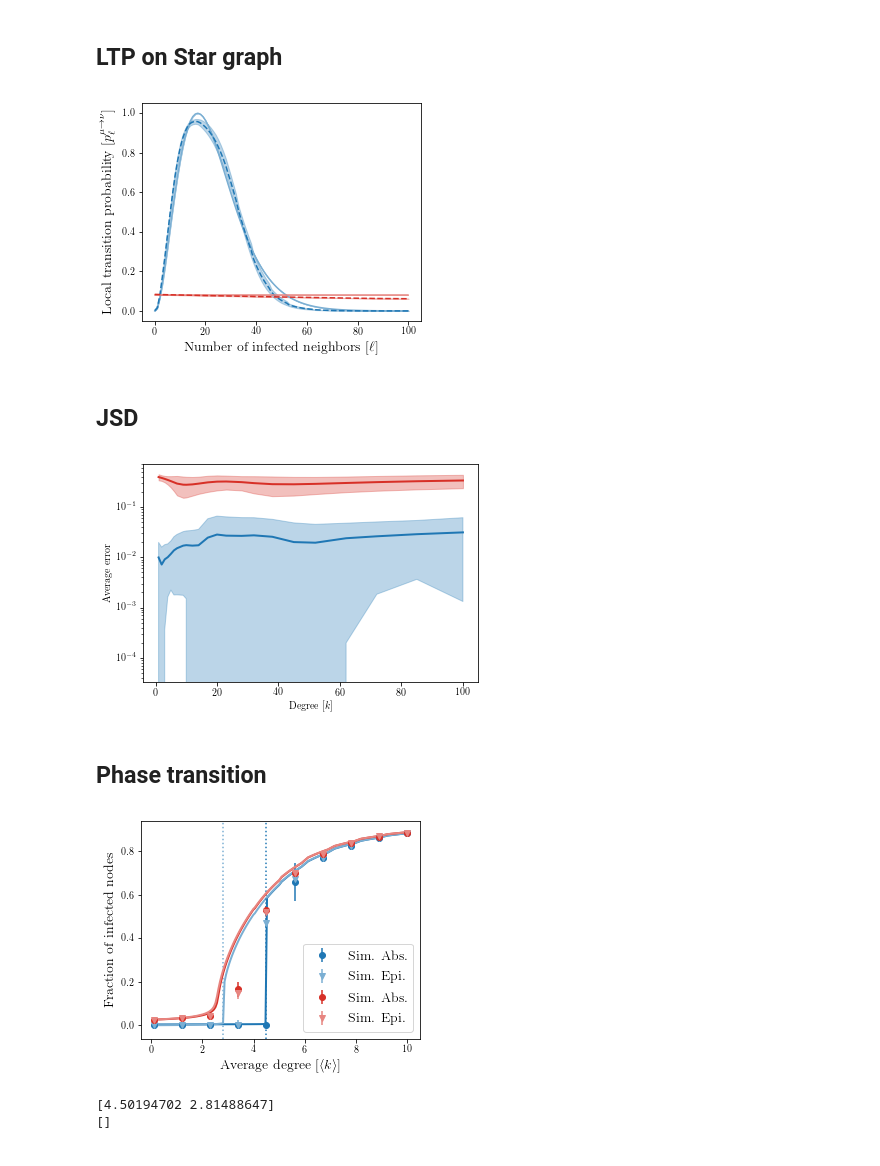
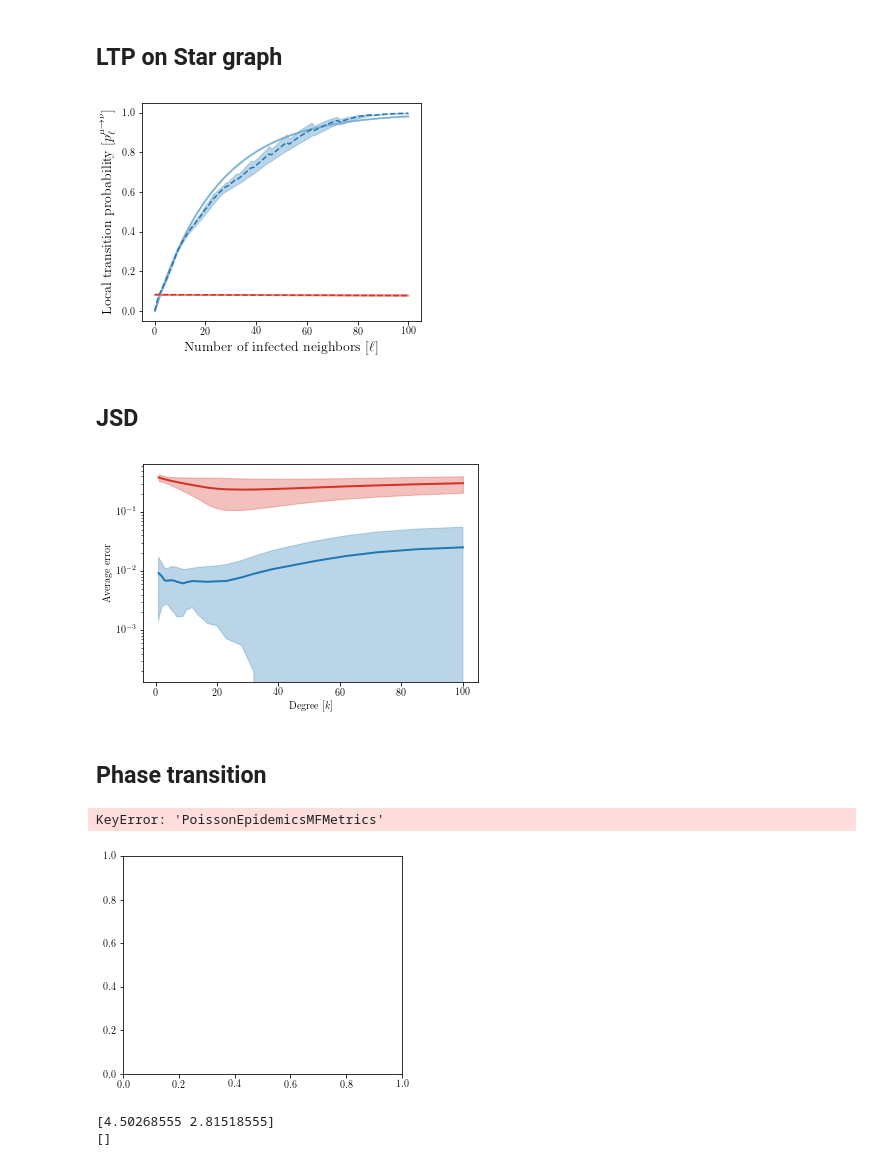
Before and after one commit to charlesmurphy1/dynalearn, a Jupyter notebook: notebooks/visualization.ipynb, the cells around one changed output. Cells and saved outputs as stored; diff of their text form; code cells hidden in the pictures.

```diff
--- a/notebooks/visualization.ipynb
+++ b/notebooks/visualization.ipynb
@@ -5,10 +5,9 @@ import numpy as np
 import dynalearn as dl
 import os
 # %%
-path = "/media/charles/charles-usb/dynalearn-data/training/PlanckSIS-BAGraph-10000/"
-
+path = "/media/charles_murphy/LaCie/dynalearn-data/training/SIS-BAGraph-10000/"
 experiment = dl.Experiment.from_file(os.path.join(path, "config.pickle"))
-experiment.load_metrics()
+experiment.load()
 # %% [markdown]
 ## LTP on star graphs
 # %%
@@ -81,7 +80,7 @@ plt.xlabel(r"Number of infected neighbors $[\ell]$", fontsize=fontsize)
 plt.ylabel(r"Local transition probability $[p^{\mu\to\nu}_\ell]$", fontsize=fontsize)
 plt.show()
 # %% [output]
-[figure, old version]
+[figure, new version]
 # %% [markdown]
 ## JSD
 # %%
@@ -105,7 +104,7 @@ plt.yscale('log')
 
 plt.show()
 # %% [output]
-[figure, old version]
+[figure, new version]
 # %% [markdown]
 ## Phase transition
 # %%
@@ -114,68 +113,48 @@ fig, ax = plt.subplots(1, 1, figsize=(5, 4))
 
 mf_avgk = experiment.metrics["PoissonEpidemicsMFMetrics"].data["parameters"]
 
 mf_low_s = experiment.metrics["PoissonEpidemicsMFMetrics"].data["true_low_fp"]
 mf_high_s = experiment.metrics["PoissonEpidemicsMFMetrics"].data["true_high_fp"]
 thresholds = experiment.metrics["PoissonEpidemicsMFMetrics"].data["true_thresholds"]
-ax.plot(mf_avgk, 1 - mf_low_s[:, 0], linestyle='-',
+ax.plot(mf_avgk[mf_avgk < thresholds[0]], 1 - mf_low_s[mf_avgk < thresholds[0], 0], linestyle='-',
         color=dl.utilities.color_dark["blue"], marker='None', linewidth=2)
-ax.plot(mf_avgk, 1 - mf_high_s[:, 0], linestyle='-',
-        color=dl.utilities.color_pale["blue"], marker='None', linewidth=2)
+# ax.plot(mf_avgk[mf_avgk > thresholds[0]], 1 - mf_low_s[mf_avgk > thresholds[0], 0], linestyle='-',
+#         color=dl.utilities.color_dark["blue"], marker='None', linewidth=2)
+# ax.plot(mf_avgk[mf_avgk < thresholds[1]], 1 - mf_high_s[mf_avgk < thresholds[1], 0], linestyle='-',
+#         color=dl.utilities.color_pale["blue"], marker='None', linewidth=2)
+ax.plot(mf_avgk[mf_avgk > thresholds[1]], 1 - mf_high_s[mf_avgk > thresholds[1], 0], linestyle='-',
+        color=dl.utilities.color_pale["blue"], marker='None', linewidth=2, label=r"MF")
 ax.axvline(thresholds[0], color=dl.utilities.color_dark["blue"], linestyle='dotted')
 ax.axvline(thresholds[1], color=dl.utilities.color_pale["blue"], linestyle='dotted')
+
 ss_avgk = experiment.metrics["PoissonEpidemicsSSMetrics"].data["parameters"]
 avg_low_s = experiment.metrics["PoissonEpidemicsSSMetrics"].data["true_low_avg"]
 std_low_s = experiment.metrics["PoissonEpidemicsSSMetrics"].data["true_low_std"]
 avg_high_s = experiment.metrics["PoissonEpidemicsSSMetrics"].data["true_high_avg"]
 std_high_s = experiment.metrics["PoissonEpidemicsSSMetrics"].data["true_high_std"]
 ax.errorbar(ss_avgk, 1 - avg_low_s[:,0], yerr=std_low_s[:,0],
             color=dl.utilities.color_dark["blue"],
             marker='o',
             linestyle='None',
            label="Sim. Abs.")
 ax.errorbar(ss_avgk, 1 - avg_high_s[:,0], yerr=std_high_s[:,0],
             color=dl.utilities.color_pale["blue"],
             marker='v',
             linestyle='None',
            label="Sim. Epi.")
-
-mf_avgk = experiment.metrics["PoissonEpidemicsMFMetrics"].data["parameters"]
-
-mf_low_s = experiment.metrics["PoissonEpidemicsMFMetrics"].data["gnn_low_fp"]
-mf_high_s = experiment.metrics["PoissonEpidemicsMFMetrics"].data["gnn_high_fp"]
-thresholds = experiment.metrics["PoissonEpidemicsMFMetrics"].data["gnn_thresholds"]
-ax.plot(mf_avgk, 1 - mf_low_s[:, 0], linestyle='-',
-        color=dl.utilities.color_dark["red"], marker='None', linewidth=2)
-ax.plot(mf_avgk, 1 - mf_high_s[:, 0], linestyle='-',
-        color=dl.utilities.color_pale["red"], marker='None', linewidth=2)
-ss_avgk = experiment.metrics["PoissonEpidemicsSSMetrics"].data["parameters"]
-avg_low_s = experiment.metrics["PoissonEpidemicsSSMetrics"].data["gnn_low_avg"]
-std_low_s = experiment.metrics["PoissonEpidemicsSSMetrics"].data["gnn_low_std"]
-avg_high_s = experiment.metrics["PoissonEpidemicsSSMetrics"].data["gnn_high_avg"]
-std_high_s = experiment.metrics["PoissonEpidemicsSSMetrics"].data["gnn_high_std"]
-ax.errorbar(ss_avgk, 1 - avg_low_s[:,0], yerr=std_low_s[:,0],
-            color=dl.utilities.color_dark["red"],
-            marker='o',
-            linestyle='None',
-           label="Sim. Abs.")
-ax.errorbar(ss_avgk, 1 - avg_high_s[:,0], yerr=std_high_s[:,0],
-            color=dl.utilities.color_pale["red"],
-            marker='v',
-            linestyle='None',
-           label="Sim. Epi.")
-
 ax.set_xlabel(r"Average degree $[\langle k \rangle]$", fontsize=fontsize)
 ax.set_ylabel(r"Fraction of infected nodes", fontsize=fontsize)
 ax.legend(fontsize=fontsize)
 
 plt.show()
 # %% [output]
+KeyError: 'PoissonEpidemicsMFMetrics'
-[figure, old version]
+[figure, new version]
 # %%
 print(experiment.metrics["PoissonEpidemicsMFMetrics"].data["true_thresholds"])
 print(experiment.metrics["PoissonEpidemicsMFMetrics"].data["gnn_thresholds"])
 # %% [output]
-[4.50194702 2.81488647]
+[4.50268555 2.81518555]
 []
 # %%
 dl.metrics
```
Also changed, not shown: parts of 1 cell of this notebook, 24 other files.
